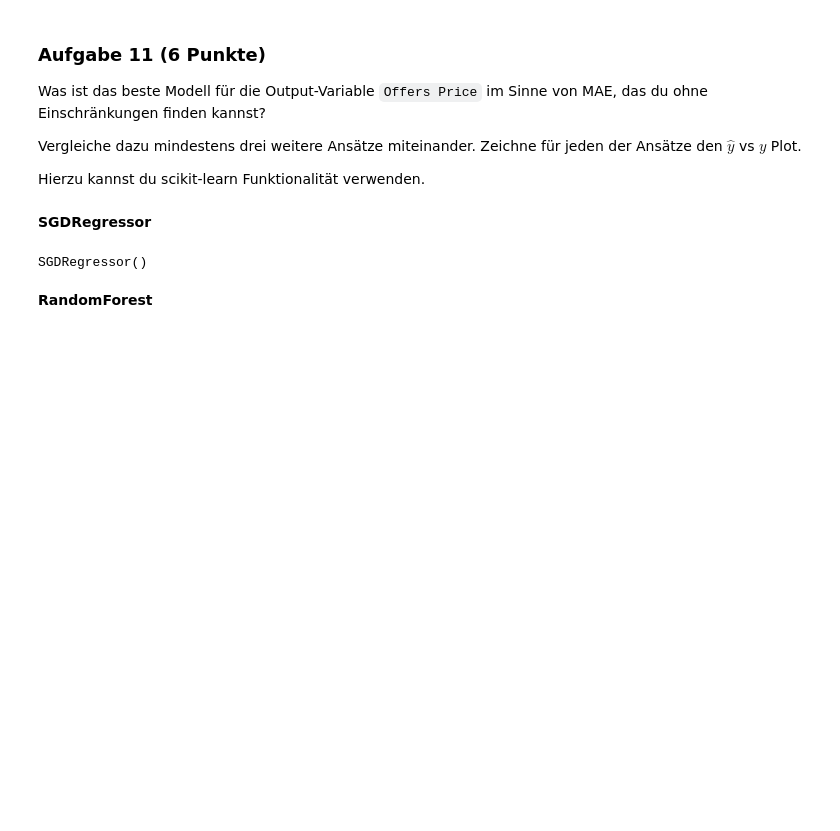
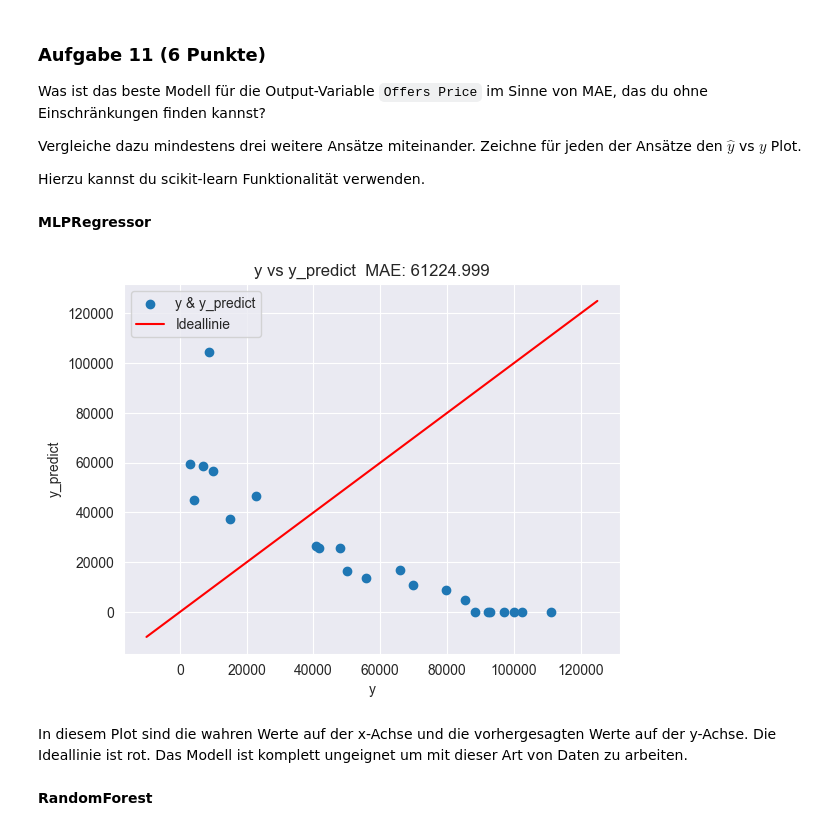
Before and after one commit to staldenhoefler/gml_mc1, a Jupyter notebook: gml_minichallenge_1/gml_minichallenge_1-checkpoint.ipynb, the cells around one changed output. Cells and saved outputs as stored; diff of their text form; code cells hidden in the pictures; blank space fills up the shorter version.

```diff
--- a/gml_minichallenge_1/gml_minichallenge_1-checkpoint.ipynb
+++ b/gml_minichallenge_1/gml_minichallenge_1-checkpoint.ipynb
@@ -1013,15 +1031,53 @@ from sklearn.linear_model import SGDRegressor
 # %% [markdown]
-**SGDRegressor**
+**MLPRegressor**
-# %%
-sdgReg = SGDRegressor()
-sdgReg.fit(Xtrain, ytrain)
-y_predict = sdgReg.predict(Xtrain)
-
-#Plot
-# Streudiagramm für tatsächliche Werte
-sdgReg.densify()
-# %% [output]
-SGDRegressor()
+# %%
+from sklearn.neural_network import MLPRegressor
+from sklearn.model_selection import GridSearchCV
+import matplotlib.pyplot as plt
+
+mlp = MLPRegressor()
+parameters = {
+    'hidden_layer_sizes' : np.linspace(1, 500, 500),
+    'activation' : ['identity', 'logistic', 'tanh', 'relu'],
+    'solver' : ['lbfgs', 'sgd', 'adam'],
+    'alpha' : np.linspace(0.0001, 1, 1000),
+    'batch_size' : np.linspace(1, 200, 200),
+    'learning_rate' : ['constant', 'invscaling', 'adaptive'],
+    'learning_rate_init' : np.linspace(0.0001, 1, 1000),
+    'power_t' : np.linspace(0.1, 1, 1000),
+    'max_iter' : np.linspace(1, 10000, 10000),
+    'shuffle' : [True, False],
+    'random_state' : np.linspace(-5, 10, 10000),
+    'tol' : np.linspace(0.00001, 0.5, 100000),
+    'verbose' : [True, False],
+    'warm_start' : [True, False],
+    'momentum' : np.linspace(0.1, 1, 1000),
+    'nesterovs_momentum' : [True, False],
+    'early_stopping' : [True, False],
+    'validation_fraction' : np.linspace(0.1, 1, 1000),
+    'beta_1' : np.linspace(0.1, 1, 1000),
+    'beta_2' : np.linspace(0.1, 1, 1000),
+    'epsilon' : np.linspace(0.00001, 0.5, 100000),
+    'n_iter_no_change' : np.linspace(1, 1000, 1000),
+    'max_fun' : np.linspace(1, 10000, 10000)
+}
+clf = GridSearchCV(mlp, parameters, cv=5, scoring='neg_mean_absolute_error')
+mlp.fit(Xtrain, ytrain)
+mae = MAE(ytest, mlp.predict(Xtest))
+# %%
+y_predict = mlp.predict(Xtest)
+einerline = np.linspace(-10000, 125000, len(ytest))
+plt.scatter(ytest, y_predict)
+plt.plot(einerline, einerline, color='red')
+plt.xlabel("y")
+plt.ylabel("y_predict")
+plt.title(f"y vs y_predict  MAE: {round(mae, 4)}")
+plt.legend(['y & y_predict', 'Ideallinie'])
+plt.show()
+# %% [output]
+[figure, added]
+# %% [markdown]
+In diesem Plot sind die wahren Werte auf der x-Achse und die vorhergesagten Werte auf der y-Achse. Die Ideallinie ist rot. Das Modell ist komplett ungeignet um mit dieser Art von Daten zu arbeiten.
 # %% [markdown]
 **RandomForest**
 # %%
```
Also changed, not shown: parts of 44 cells of this notebook.
